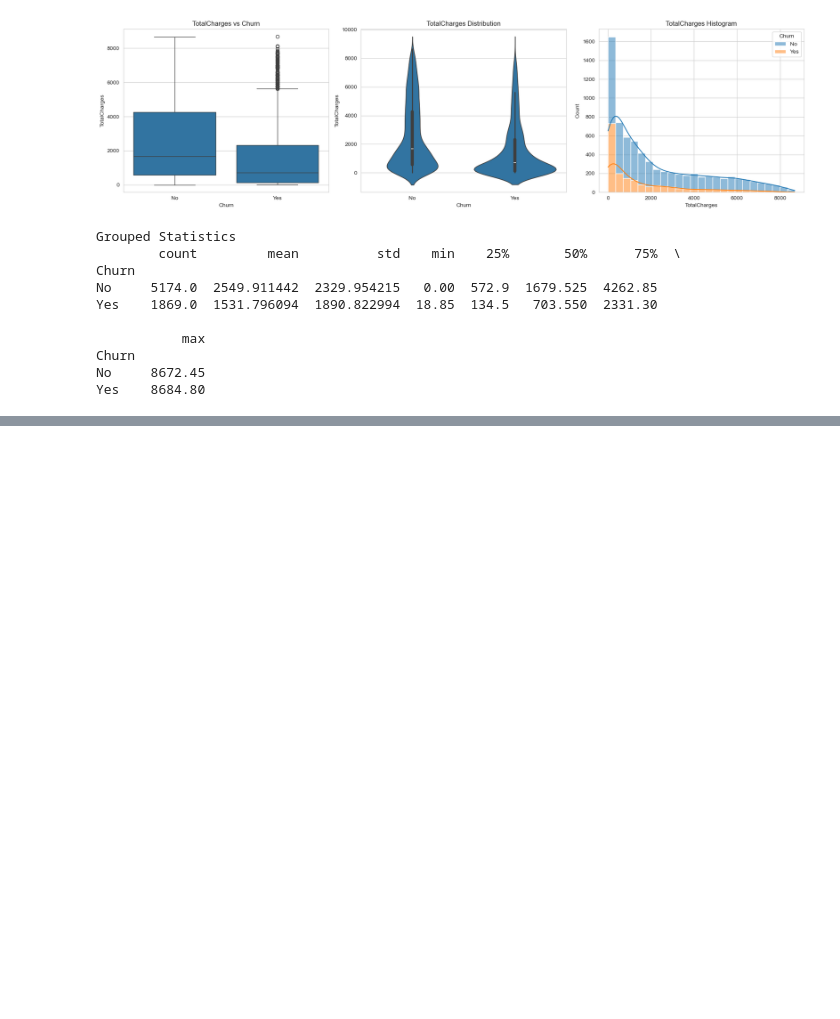
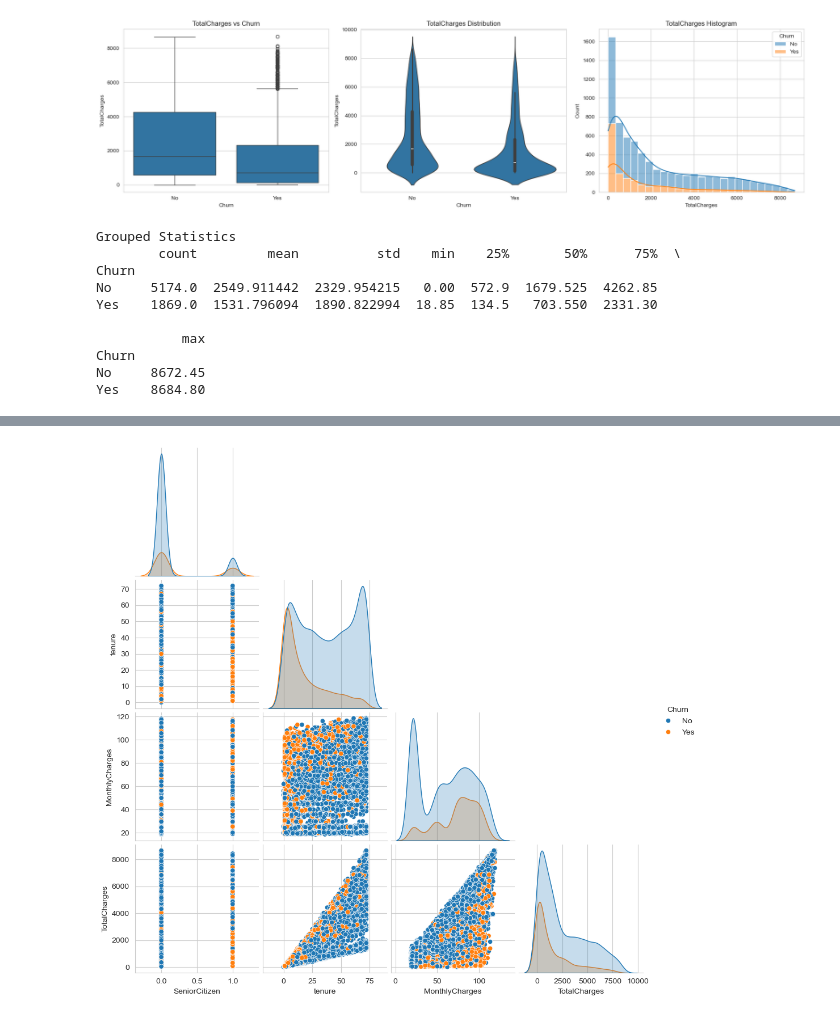
Before and after one commit to Oscar186/Customer-Churn-Prediction, a Jupyter notebook: notebooks/01_EDA.ipynb, the cells around one changed output, grey strips where cells are left out. Cells and saved outputs as stored; diff of their text form; code cells hidden in the pictures; blank space fills up the shorter version.

```diff
--- a/notebooks/01_EDA.ipynb
+++ b/notebooks/01_EDA.ipynb
@@ -838,0 +925,10 @@ Yes               71.39  28.61
+# %%
+sns.pairplot(
+    df[corr_cols + ["Churn"]],
+    hue="Churn",
+    corner=True
+)
+
+plt.show()
+# %% [output]
+[figure, added]
```
Also changed, not shown: parts of 19 cells of this notebook, 19 other files.
